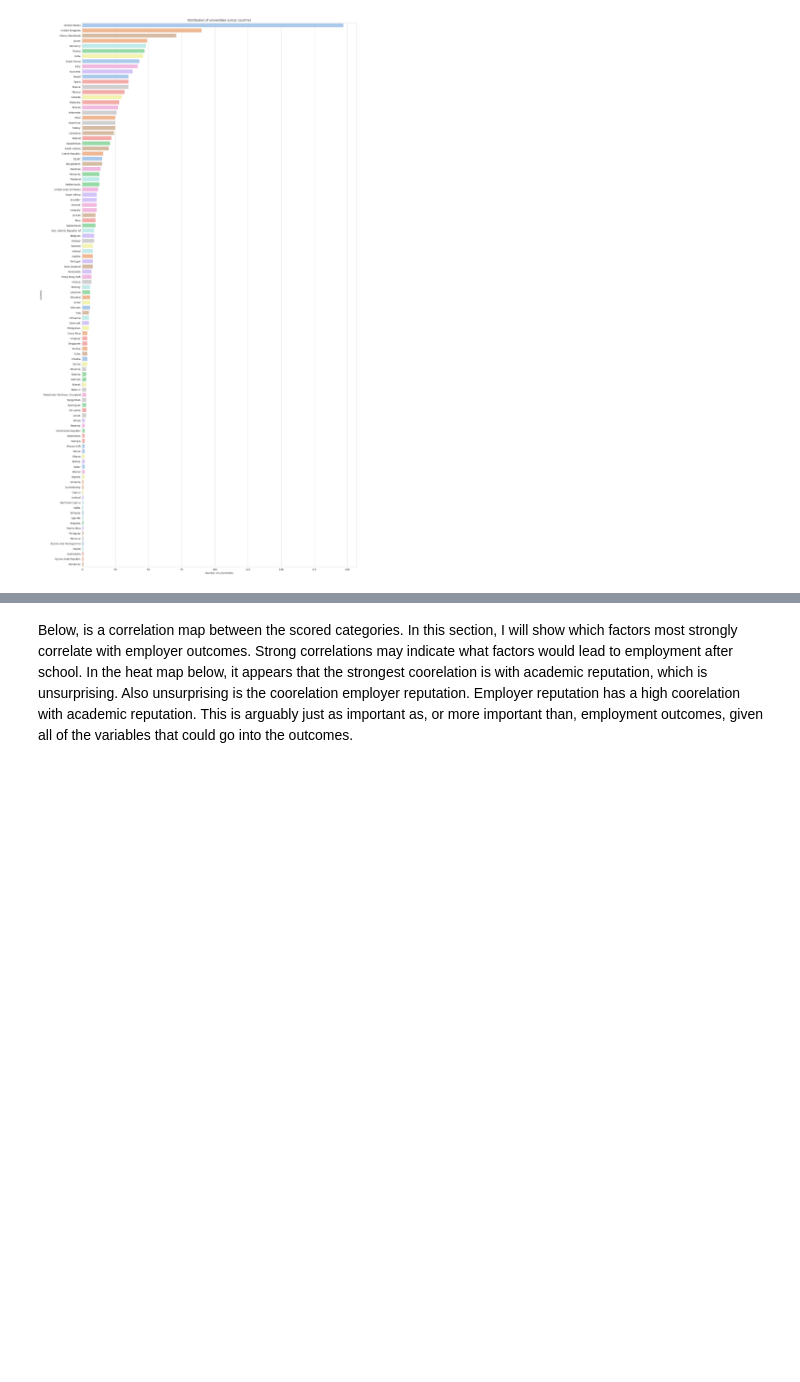
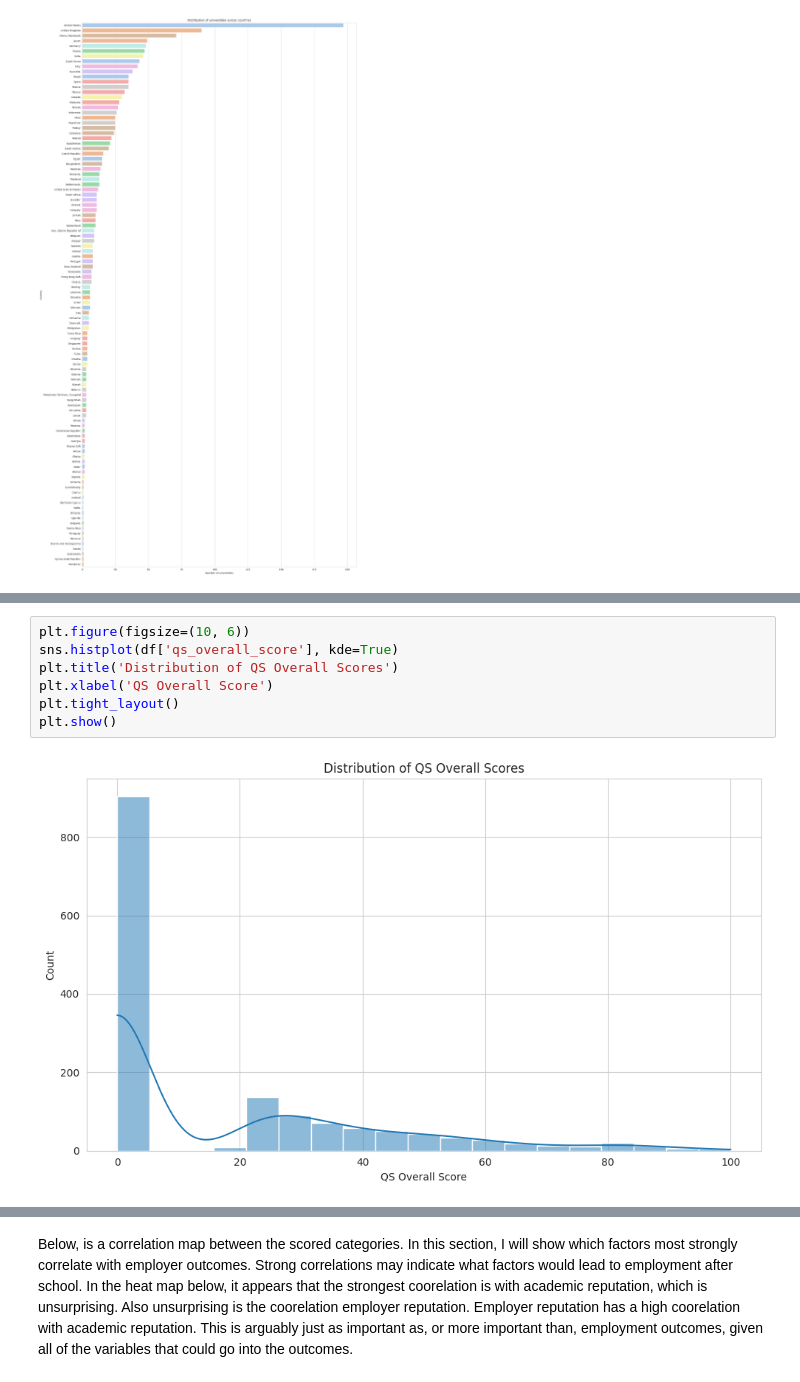
Before and after one commit to thezachdrake/UMD-INST760-Summer2024, a Jupyter notebook: notebooks/Murano-Notebook.ipynb, the cells around one changed output, grey strips where cells are left out. Cells and saved outputs as stored; diff of their text form; blank space fills up the shorter version.

```diff
--- a/notebooks/Murano-Notebook.ipynb
+++ b/notebooks/Murano-Notebook.ipynb
@@ -120,0 +177,9 @@ plt.show()
+# %%
+plt.figure(figsize=(10, 6))
+sns.histplot(df['qs_overall_score'], kde=True)
+plt.title('Distribution of QS Overall Scores')
+plt.xlabel('QS Overall Score')
+plt.tight_layout()
+plt.show()
+# %% [output]
+[figure, added]
```
Also changed, not shown: parts of 23 cells of this notebook.
